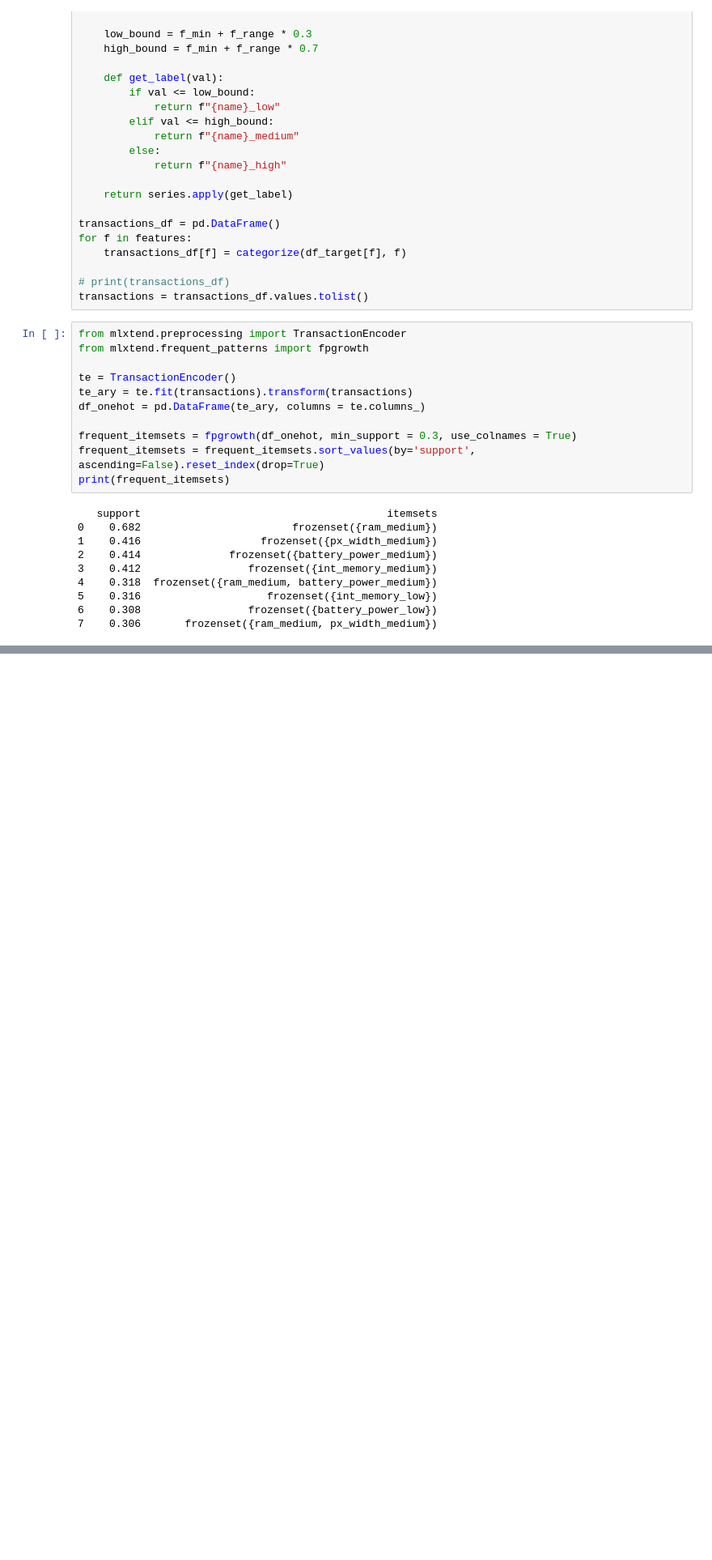
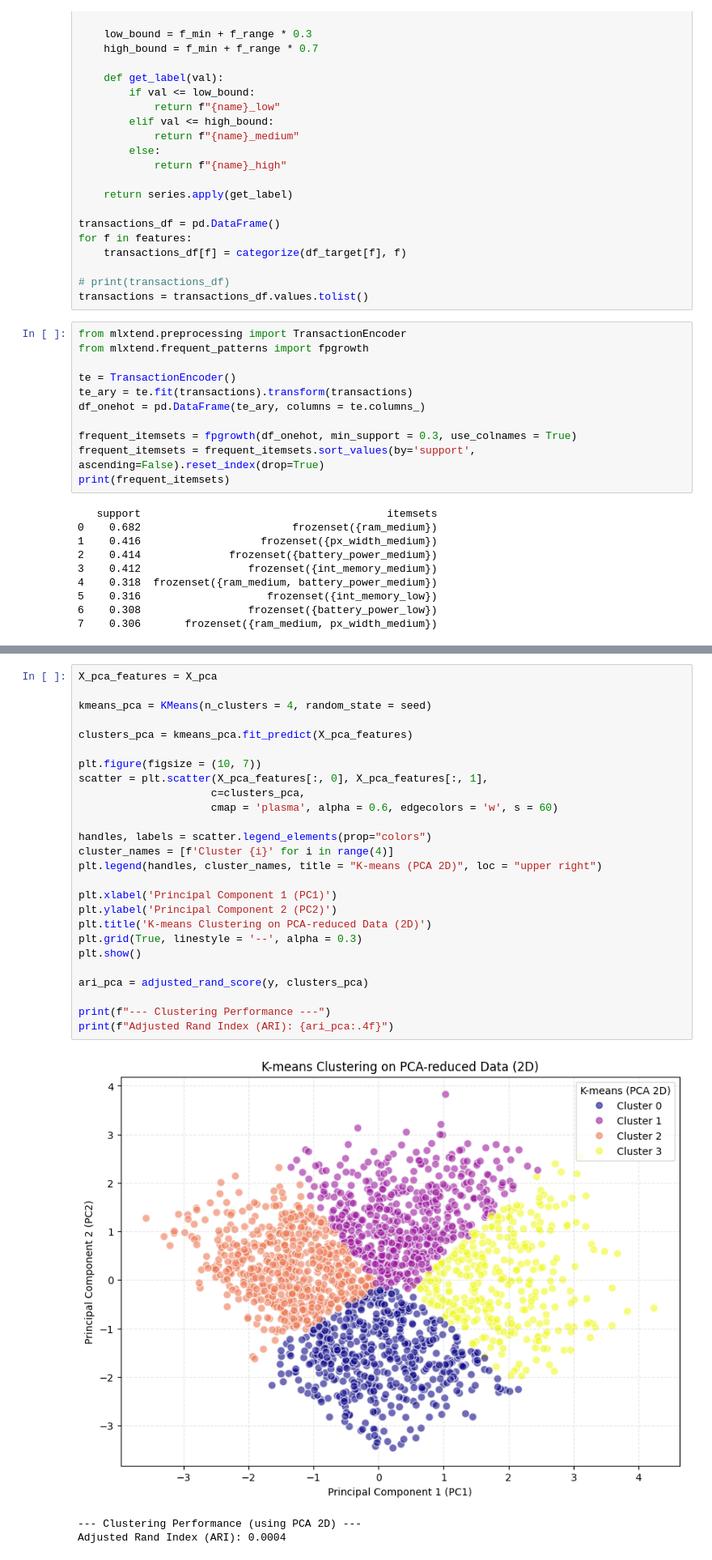
Before and after one commit to Fan-Jia-Chiun/DM_Ass2_111550058, a Jupyter notebook: Real_World_Classification.ipynb, the cells around one changed output, grey strips where cells are left out. Shown at 81% size. Drawn from its saved outputs; the diff is of its cells as text; blank space fills up the shorter version.

```diff
--- a/Real_World_Classification.ipynb
+++ b/Real_World_Classification.ipynb
@@ -540,0 +613,30 @@ print(final_rules)
+# %%
+X_pca_features = X_pca
+
+kmeans_pca = KMeans(n_clusters = 4, random_state = seed)
+
+clusters_pca = kmeans_pca.fit_predict(X_pca_features)
+
+plt.figure(figsize = (10, 7))
+scatter = plt.scatter(X_pca_features[:, 0], X_pca_features[:, 1],
+                     c=clusters_pca,
+                     cmap = 'plasma', alpha = 0.6, edgecolors = 'w', s = 60)
+
+handles, labels = scatter.legend_elements(prop="colors")
+cluster_names = [f'Cluster {i}' for i in range(4)]
+plt.legend(handles, cluster_names, title = "K-means (PCA 2D)", loc = "upper right")
+
+plt.xlabel('Principal Component 1 (PC1)')
+plt.ylabel('Principal Component 2 (PC2)')
+plt.title('K-means Clustering on PCA-reduced Data (2D)')
+plt.grid(True, linestyle = '--', alpha = 0.3)
+plt.show()
+
+ari_pca = adjusted_rand_score(y, clusters_pca)
+
+print(f"--- Clustering Performance ---")
+print(f"Adjusted Rand Index (ARI): {ari_pca:.4f}")
+# %% [output]
+[figure, added]
+--- Clustering Performance (using PCA 2D) ---
+Adjusted Rand Index (ARI): 0.0004
```
Also changed, not shown: parts of 5 cells of this notebook.
